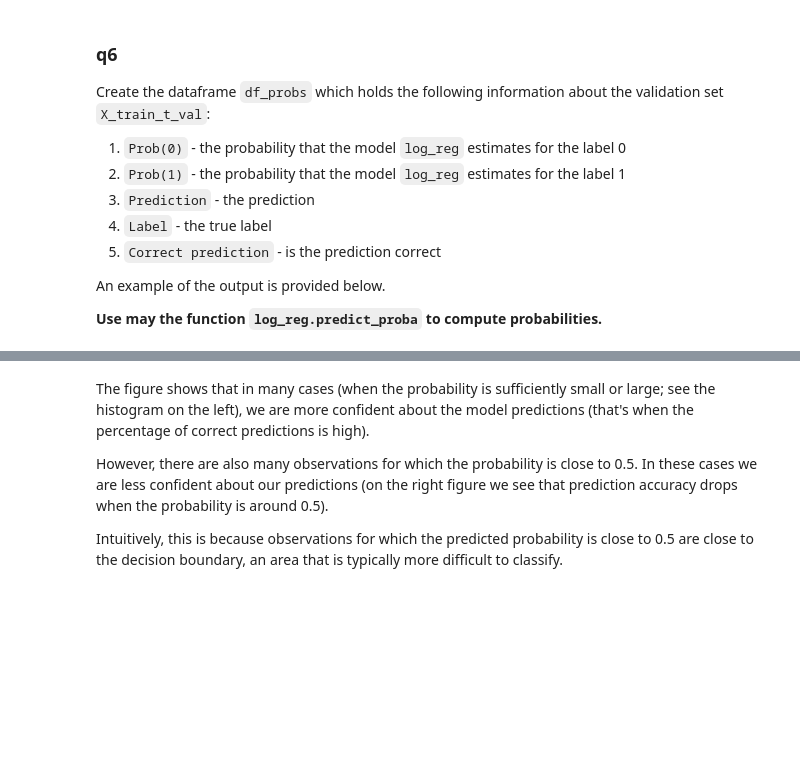
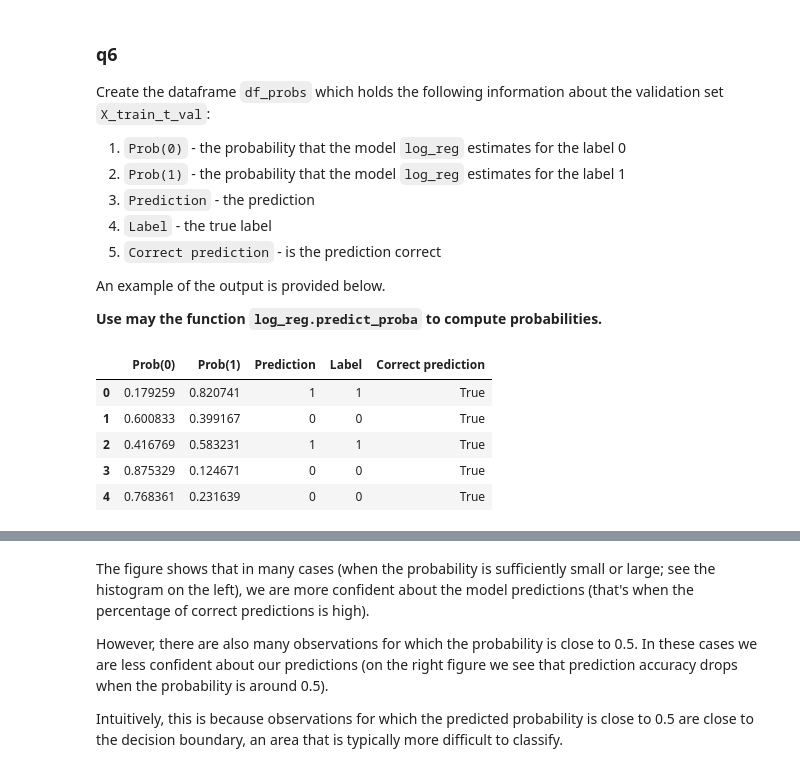
Before and after one commit to MiraculousGu/CIS-432-Predictive-Analysis-Using-Python, a Jupyter notebook: HW 5/Homework5.ipynb, the cells around one changed output, grey strips where cells are left out. Drawn from its saved outputs; the diff is of its cells as text; code cells hidden in the pictures; blank space fills up the shorter version.

```diff
--- a/HW 5/Homework5.ipynb
+++ b/HW 5/Homework5.ipynb
@@ -417,3 +644,22 @@ df_probs = "replace this string with your answer"
+# %%
+df_probs = "replace this string with your answer"
+
+#Craete a dcitionary has those features
+dic = {'Prob(0)': log_reg.predict_proba(X_train_t_val)[:,0], 'Prob(1)': log_reg.predict_proba(X_train_t_val)[:,1], 'Prediction': log_reg.predict(X_train_t_val), 'Label': Y_train_t_val.values, 'Correct prediction': log_reg.predict(X_train_t_val) == Y_train_t_val}
+
+#build dataframe
+df_probs = pd.DataFrame(dic)
+
+#reset index
+df_probs.reset_index(drop = True, inplace = True)
+df_probs.head()
+# %% [output]
+|  | Prob(0) | Prob(1) | Prediction | Label | Correct prediction |
+| 0 | 0.179259 | 0.820741 | 1 | 1 | True |
+| 1 | 0.600833 | 0.399167 | 0 | 0 | True |
+| 2 | 0.416769 | 0.583231 | 1 | 1 | True |
+| 3 | 0.875329 | 0.124671 | 0 | 0 | True |
+| 4 | 0.768361 | 0.231639 | 0 | 0 | True |
 # %%
 # expected output
 ANSWER_KEY['df_probs'].head()
```
Also changed, not shown: parts of 83 cells of this notebook, 4 other files.
